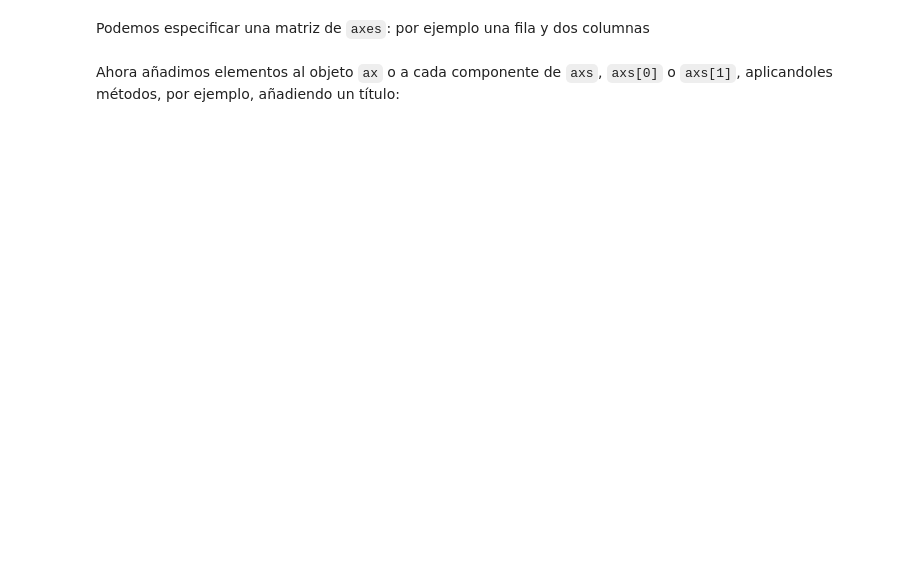
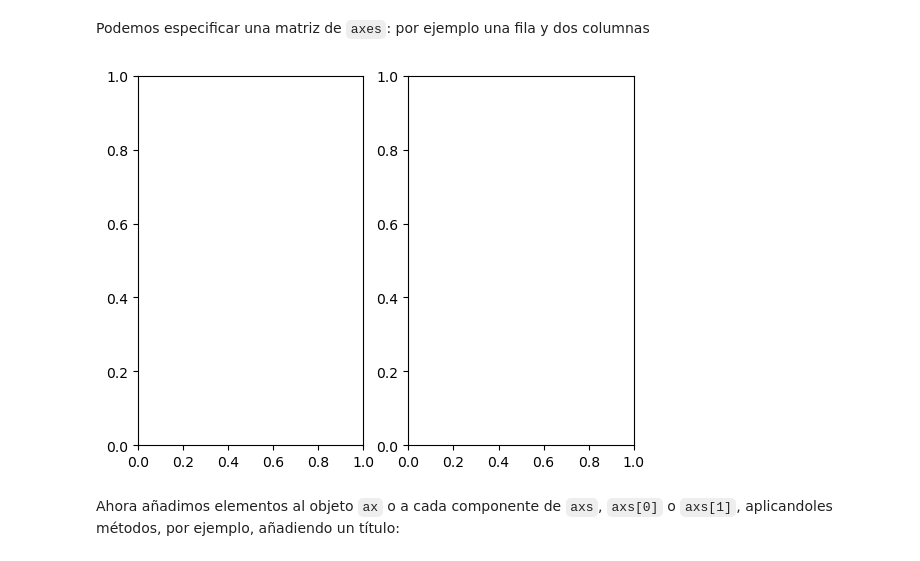
Before and after one commit to Antoniogins/IntroductionToDataScience, a Jupyter notebook: src/05-visualizar-con-graficas/explicaciones-visualizacion_matplotlib.ipynb, the cells around one changed output. Cells and saved outputs as stored; diff of their text form; code cells hidden in the pictures; blank space fills up the shorter version.

```diff
--- a/src/05-visualizar-con-graficas/explicaciones-visualizacion_matplotlib.ipynb
+++ b/src/05-visualizar-con-graficas/explicaciones-visualizacion_matplotlib.ipynb
@@ -60,4 +66,8 @@ Para ello, usaremos la instrucción `subplots`
 # %% [markdown]
 Podemos especificar una matriz de `axes`: por ejemplo una fila y dos columnas
+# %%
+fix, axs  = plt.subplots(1, 2)
+# %% [output]
+[figure, added]
 # %% [markdown]
 Ahora añadimos elementos al objeto `ax` o a cada componente de `axs`, `axs[0]` o `axs[1]`, aplicandoles métodos, por ejemplo, añadiendo un título:
```
Also changed, not shown: parts of 14 cells of this notebook, 1 other file.
